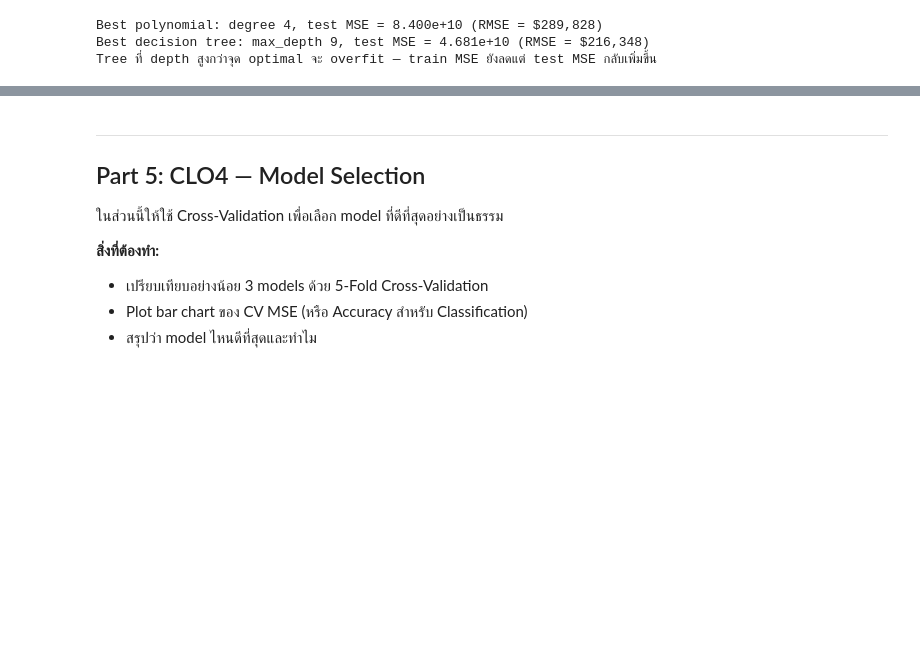
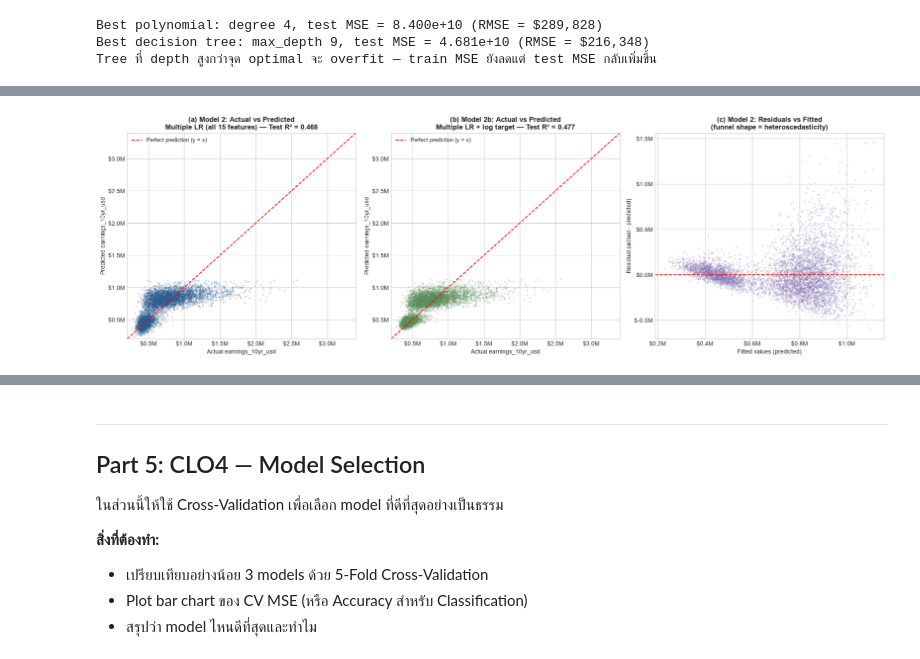
Before and after one commit to Thanawattho68-bit/Math-Project-1-26, a Jupyter notebook: lab15_project_template.ipynb, the cells around one changed output, grey strips where cells are left out. Cells and saved outputs as stored; diff of their text form; code cells hidden in the pictures; blank space fills up the shorter version.

```diff
--- a/lab15_project_template.ipynb
+++ b/lab15_project_template.ipynb
@@ -708,8 +750,86 @@ pass
 # %%
 # ─── CLO3: Model 2 ─────────────────────────────────────────────────
-# วัตถุประสงค์: [ระบุว่า Model 2 คืออะไร]
+# วัตถุประสงค์: Multiple Linear Regression ใช้ feature ทั้งหมด 15 ตัว (หลัง one-hot encoding)
+# พร้อมแสดง coefficients, MSE, R², Actual vs Predicted plot
+# และทดลองเสริม: log-transform ของ target (ตามข้อสังเกต skew จาก Part 3)
+from matplotlib.ticker import FuncFormatter
+from sklearn.linear_model import LinearRegression
+from sklearn.metrics import mean_squared_error, r2_score
 
-# TODO:
-# model2 = ???
-# ...
-pass
+model2 = LinearRegression().fit(X_tr, y_tr)
+pred2_tr = model2.predict(X_tr)
+pred2_te = model2.predict(X_te)
+m2_train = {'MSE': mean_squared_error(y_tr, pred2_tr), 'R2': r2_score(y_tr, pred2_tr)}
+m2_test = {'MSE': mean_squared_error(y_te, pred2_te), 'R2': r2_score(y_te, pred2_te)}
+
+print('═══ Model 2: Multiple Linear Regression (ทุก features) ═══')
+print(f'Train: MSE = {m2_train["MSE"]:.3e}, R² = {m2_train["R2"]:.4f}')
+print(f'Test:  MSE = {m2_test["MSE"]:.3e}, R² = {m2_test["R2"]:.4f} (RMSE = ${np.sqrt(m2_test["MSE"]):,.0f})')
+
+# ── Coefficients: เทียบน้ำหนักของแต่ละ feature ──
+# เนื่องจาก scale ต่างกัน (ค่าเทอมเป็นหมื่น vs dummy เป็น 0/1) เราจึงคำนวณ
+# Standardized Coefficient = สัมประสิทธิ์เมื่อ standardize X (หน่วย: USD ต่อ 1 SD ของ feature นั้น)
+# เพื่อให้เทียบ "ความสำคัญ" ข้าม feature ได้อย่างเป็นธรรม
+mu, sd = X_tr.mean(axis=0), X_tr.std(axis=0)
+model2z = LinearRegression().fit((X_tr - mu) / sd, y_tr)
+coef_table = pd.DataFrame({
+    'Coefficient (USD per unit)': model2.coef_,
+    'Std. Coef. (USD per 1 SD)': model2z.coef_,
+}, index=feature_cols)
+coef_table = coef_table.reindex(
+    coef_table['Std. Coef. (USD per 1 SD)'].abs().sort_values(ascending=False).index
+).round(1)
+display(coef_table)
+print('หมายเหตุ: baseline ของ major_category คือ STEM และของ region คือ midwest (drop_first=True)')
+print('→ Coefficient ของ dummy แต่ละตัวจึงตีความเทียบกับกลุ่ม baseline')
+
+# ── Model 2b (เสริม): log-transform target + Duan smearing ──
+# จาก Part 3 target เบ้ขวา (skew 1.46) การ fit บน log(y) มักช่วยให้ linear model เข้ากับข้อมูลขึ้น
+# และต้องแปลงกลับด้วย exp พร้อม smearing factor เพื่อแก้ retransformation bias
+y_log_tr = np.log(y_tr)
+model2log = LinearRegression().fit(X_tr, y_log_tr)
+smear = np.mean(np.exp(y_log_tr - model2log.predict(X_tr)))
+pred2b_tr = np.exp(model2log.predict(X_tr)) * smear
+pred2b_te = np.exp(model2log.predict(X_te)) * smear
+m2b_train = {'MSE': mean_squared_error(y_tr, pred2b_tr), 'R2': r2_score(y_tr, pred2b_tr)}
+m2b_test = {'MSE': mean_squared_error(y_te, pred2b_te), 'R2': r2_score(y_te, pred2b_te)}
+print(f'\n═══ Model 2b (เสริม): Multiple LR + log target (smearing factor = {smear:.4f}) ═══')
+print(f'Train: MSE = {m2b_train["MSE"]:.3e}, R² = {m2b_train["R2"]:.4f}')
+print(f'Test:  MSE = {m2b_test["MSE"]:.3e}, R² = {m2b_test["R2"]:.4f} (RMSE = ${np.sqrt(m2b_test["MSE"]):,.0f})')
+
+money = FuncFormatter(lambda x, pos: f'${x/1e6:.1f}M')
+lims = [2e5, 3.4e6]
+residuals = y_te - pred2_te
+
+fig, axes = plt.subplots(1, 3, figsize=(19, 6))
+
+ax = axes[0]
+ax.scatter(y_te, pred2_te, s=8, alpha=0.25, color='#2b5c8f', edgecolors='none')
+ax.plot(lims, lims, 'r--', linewidth=1.5, label='Perfect prediction (y = x)')
+ax.set_xlim(lims); ax.set_ylim(lims)
+ax.xaxis.set_major_formatter(money); ax.yaxis.set_major_formatter(money)
+ax.set_xlabel('Actual earnings_10yr_usd'); ax.set_ylabel('Predicted earnings_10yr_usd')
+ax.set_title(f'(a) Model 2: Actual vs Predicted\nMultiple LR (all 15 features) — Test R² = {m2_test["R2"]:.3f}',
+             fontsize=12, fontweight='bold')
+ax.legend(fontsize=9, loc='upper left')
+
+ax = axes[1]
+ax.scatter(y_te, pred2b_te, s=8, alpha=0.25, color='#5b8c5a', edgecolors='none')
+ax.plot(lims, lims, 'r--', linewidth=1.5, label='Perfect prediction (y = x)')
+ax.set_xlim(lims); ax.set_ylim(lims)
+ax.xaxis.set_major_formatter(money); ax.yaxis.set_major_formatter(money)
+ax.set_xlabel('Actual earnings_10yr_usd'); ax.set_ylabel('Predicted earnings_10yr_usd')
+ax.set_title(f'(b) Model 2b: Actual vs Predicted\nMultiple LR + log target — Test R² = {m2b_test["R2"]:.3f}',
+             fontsize=12, fontweight='bold')
+ax.legend(fontsize=9, loc='upper left')
+
+ax = axes[2]
+ax.scatter(pred2_te, residuals, s=8, alpha=0.25, color='#8172b2', edgecolors='none')
+ax.axhline(0, color='red', linestyle='--', linewidth=1.5)
+ax.xaxis.set_major_formatter(money); ax.yaxis.set_major_formatter(money)
+ax.set_xlabel('Fitted values (predicted)')
+ax.set_ylabel('Residual (actual - predicted)')
+ax.set_title('(c) Model 2: Residuals vs Fitted\n(funnel shape = heteroscedasticity)', fontsize=12, fontweight='bold')
+plt.tight_layout()
+plt.show()
+# %% [output]
@@ -716,3 +861,4 @@ pass
+[figure, added]
 # %% [markdown]
 **สรุป Model Comparison:**
 
```
Also changed, not shown: parts of 8 cells of this notebook.
